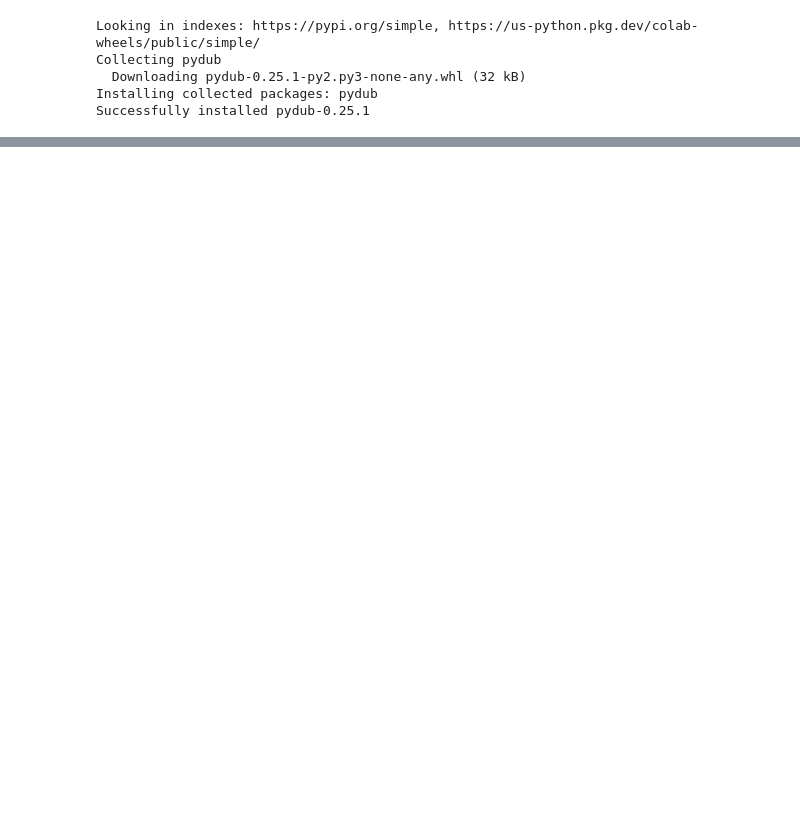
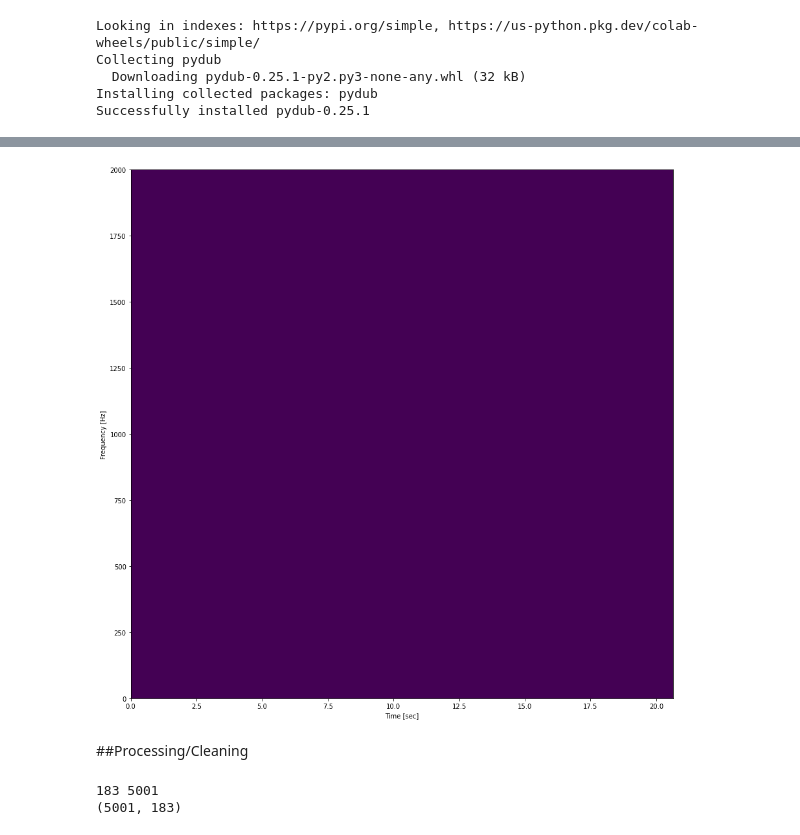
Before and after one commit to leodup/HummingFace, a Jupyter notebook: HummingFace.ipynb, the cells around one changed output, grey strips where cells are left out. Saved outputs shown, nothing was run; the diff lists cells and outputs as text; code cells hidden in the pictures; blank space fills up the shorter version.

```diff
--- a/HummingFace.ipynb
+++ b/HummingFace.ipynb
@@ -36 +66,16 @@ plt.show()
+# %%
+spectrogram_new = spectrogram - spectrogram_2
+# %%
+f = plt.figure()
+f.set_figwidth(15)
+f.set_figheight(15)
+
+plt.pcolormesh(times_2, frequencies_2, np.abs(spectrogram_new))
+# plt.imshow(spectrogram)
+plt.ylabel('Frequency [Hz]')
+plt.xlabel('Time [sec]')
+plt.ylim([0, 2000])
+plt.show()
+# %% [output]
+[figure, added]
 # %%
@@ -39,0 +85,8 @@ wavfile.write("example.wav", sample_rate, gen.astype(np.int16))
+# %% [markdown]
+##Processing/Cleaning
+# %%
+print(len(times), len(frequencies))
+print(spectrogram.shape)
+# %% [output]
+183 5001
+(5001, 183)
```
Also changed, not shown: parts of 15 cells of this notebook, 2 other files.
